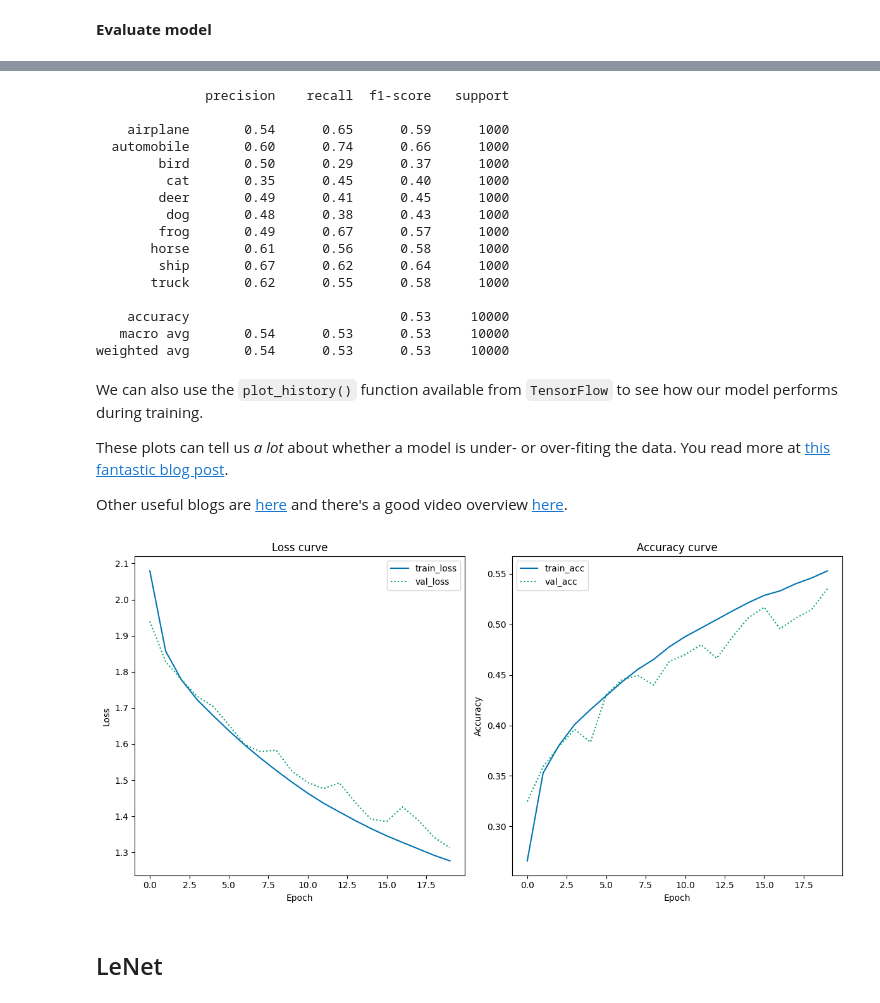
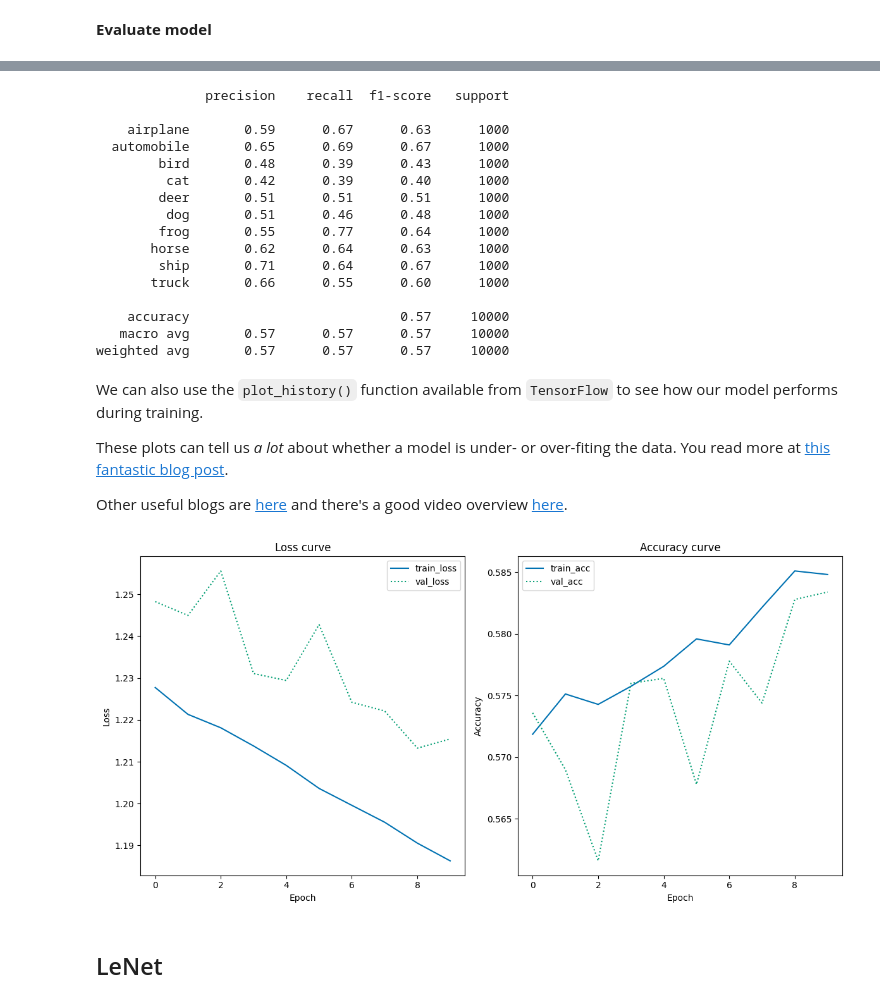
Before and after one commit to julifurjes/cds-visual, a Jupyter notebook: nbs/session8_inclass_juli.ipynb, the cells around one changed output, grey strips where cells are left out. Saved outputs shown, nothing was run; the diff lists cells and outputs as text; code cells hidden in the pictures.

````diff
--- a/nbs/session8_inclass_juli.ipynb
+++ b/nbs/session8_inclass_juli.ipynb
@@ -156,0 +173,9 @@ Epoch 1/20
+# %%
+# again
+
+H = model.fit(X_train,
+              y_train,
+              validation_split=0.1,
+              batch_size=100,
+              epochs=10,
+              verbose=1)
@@ -167,20 +206,20 @@ print(classification_report(y_test.argmax(axis=1),
 # %% [output]
               precision    recall  f1-score   support
 
-    airplane       0.54      0.65      0.59      1000
-  automobile       0.60      0.74      0.66      1000
-        bird       0.50      0.29      0.37      1000
-         cat       0.35      0.45      0.40      1000
-        deer       0.49      0.41      0.45      1000
-         dog       0.48      0.38      0.43      1000
-        frog       0.49      0.67      0.57      1000
-       horse       0.61      0.56      0.58      1000
-        ship       0.67      0.62      0.64      1000
-       truck       0.62      0.55      0.58      1000
+    airplane       0.59      0.67      0.63      1000
+  automobile       0.65      0.69      0.67      1000
+        bird       0.48      0.39      0.43      1000
+         cat       0.42      0.39      0.40      1000
+        deer       0.51      0.51      0.51      1000
+         dog       0.51      0.46      0.48      1000
+        frog       0.55      0.77      0.64      1000
+       horse       0.62      0.64      0.63      1000
+        ship       0.71      0.64      0.67      1000
+       truck       0.66      0.55      0.60      1000
 
-    accuracy                           0.53     10000
-   macro avg       0.54      0.53      0.53     10000
-weighted avg       0.54      0.53      0.53     10000
+    accuracy                           0.57     10000
+   macro avg       0.57      0.57      0.57     10000
+weighted avg       0.57      0.57      0.57     10000
 # %% [markdown]
 We can also use the ```plot_history()``` function available from ```TensorFlow``` to see how our model performs during training.
 
@@ -188,9 +227,9 @@ These plots can tell us *a lot* about whether a model is under- or over-fiting t
 
 Other useful blogs are [here](https://rstudio-conf-2020.github.io/dl-keras-tf/notebooks/learning-curve-diagnostics.nb.html) and there's a good video overview [here](https://youtu.be/p3CcfIjycBA).
 # %%
-plot_history(H, 20)
+plot_history(H, 10)
 # %% [output]
-[figure, old version]
+[figure, new version]
 # %% [markdown]
 ## LeNet
 # %% [markdown]
````
Also changed, not shown: parts of 7 cells of this notebook, 1 other file.
